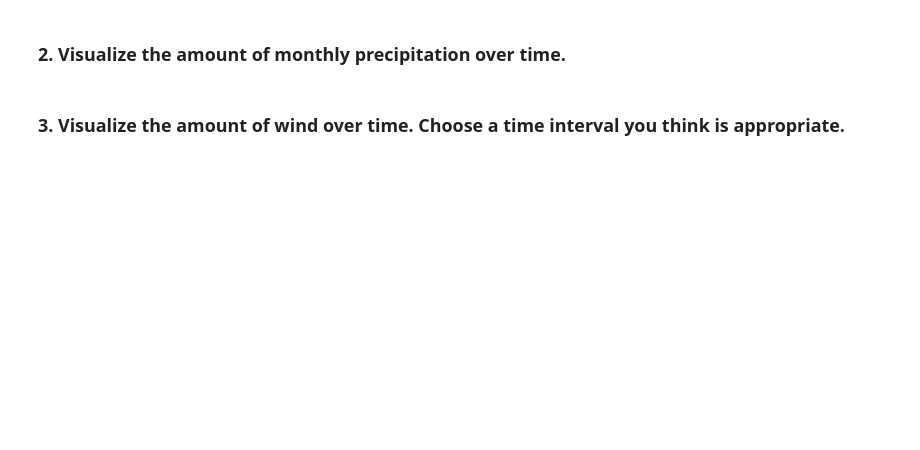
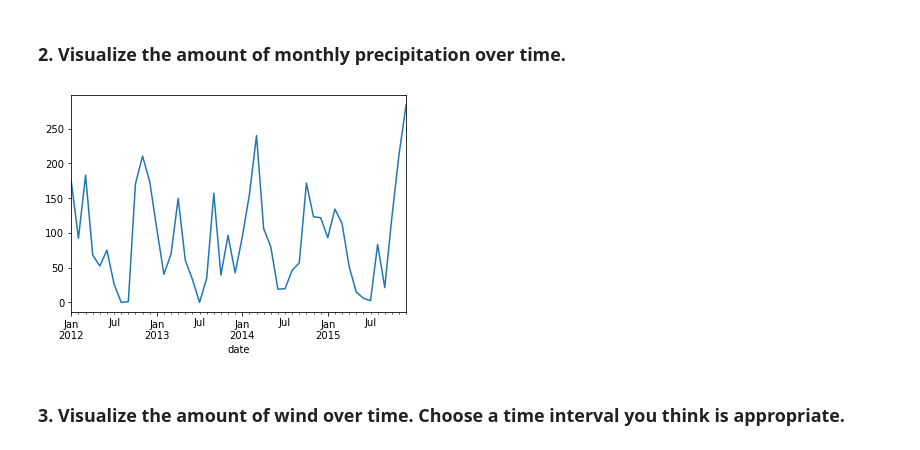
Before and after one commit to JeanetteSchulz/time-series-exercises, a Jupyter notebook: Working With Time Series in Pandas.ipynb, the cells around one changed output. Saved outputs shown, nothing was run; the diff lists cells and outputs as text; code cells hidden in the pictures; blank space fills up the shorter version.

```diff
--- a/Working With Time Series in Pandas.ipynb
+++ b/Working With Time Series in Pandas.ipynb
@@ -268,5 +252,7 @@ Data columns (total 6 columns):
  5   weather        1461 non-null   object
 dtypes: datetime64[ns](1), float64(4), object(1)
 memory usage: 68.6+ KB
+# %%
+df = df.set_index('date').sort_index()
 # %% [markdown]
 ### 1. Which year and month combination has the highest amount of precipitation?
@@ -273,4 +264,8 @@ memory usage: 68.6+ KB
 # %% [markdown]
 ### 2. Visualize the amount of monthly precipitation over time.
+# %%
+df.precipitation.resample('M').sum().plot();
+# %% [output]
+[figure, added]
 # %% [markdown]
 ### 3. Visualize the amount of wind over time. Choose a time interval you think is appropriate.
```
Also changed, not shown: parts of 22 cells of this notebook, 1 other file.
